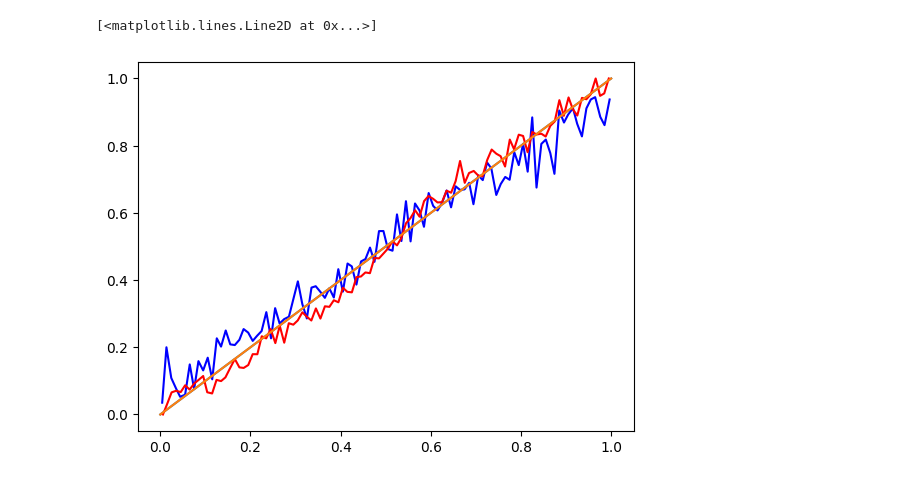
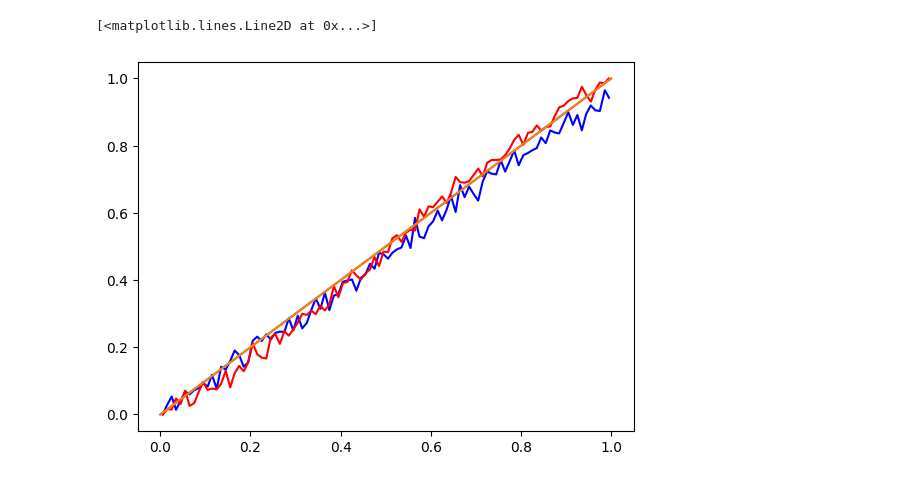
Before and after one commit to wuhw234/tennis-ml, a Jupyter notebook: neural_network/NeuralNetwork.ipynb, the cells around one changed output. Drawn from its saved outputs; the diff is of its cells as text; code cells hidden in the pictures.

```diff
--- a/neural_network/NeuralNetwork.ipynb
+++ b/neural_network/NeuralNetwork.ipynb
@@ -194,11 +237,27 @@ INFO:tensorflow:Assets written to: test0\assets
 # %%
-dataframe = pd.read_csv('../data/matches.csv')[7389:43163]
-validation = pd.read_csv('../data/matches.csv')[43163:59482]
+dataframe = pd.read_csv('../data/matches.csv')[7389:51327]
+validation = pd.read_csv('../data/matches.csv')[51327:]
+validation_2017 = pd.read_csv('../data/matches.csv')[51327:59482]
+validation_2018 = pd.read_csv('../data/matches.csv')[59482:68158]
+validation_2019 = pd.read_csv('../data/matches.csv')[68158:76425]
+
+
 data_model, features_dict, labels = get_model(dataframe, hidden_layer, learning_rate, dropout)
 _, val_features_dict, val_labels = get_model(validation, hidden_layer, learning_rate, dropout)
+_, val_features_dict_2017, val_labels_2017 = get_model(validation_2017, hidden_layer, learning_rate, dropout)
+_, val_features_dict_2018, val_labels_2018 = get_model(validation_2018, hidden_layer, learning_rate, dropout)
+_, val_features_dict_2019, val_labels_2019 = get_model(validation_2019, hidden_layer, learning_rate, dropout)
 
-reloaded = tf.keras.models.load_model('test0')
+reloaded = tf.keras.models.load_model('hidden1200lr0.0005dropout0.45trial1')
+print('validation_overall')
 results = reloaded.evaluate(val_features_dict, val_labels)
+print('validation_2017')
+results = reloaded.evaluate(val_features_dict_2017, val_labels_2017)
+print('validation_2018')
+results = reloaded.evaluate(val_features_dict_2018, val_labels_2018)
+print('validation_2019')
+results = reloaded.evaluate(val_features_dict_2019, val_labels_2019)
+print('training')
 results = reloaded.evaluate(features_dict, labels)
 
 val_predictions = reloaded.predict(val_features_dict)
@@ -217,20 +276,4 @@ plt.plot([0, 1], [0, 1])
 x, y = calibration_curve(labels_list, predictions, n_bins = 100)
 plt.plot(y, x, 'r')
 plt.plot([0, 1], [0, 1])
-
-
-#_____________________________________________________________
-# validation = pd.read_csv('../data/matches.csv')[85000:]
-# _, val_features_dict, val_labels = get_model(validation)
-
-
-# data_model.load_weights('asdf/metrics')
-# results = data_model.evaluate(val_features_dict, val_labels)
-# predictions = data_model.predict(val_features_dict)
-# labels_list = val_labels.tolist()
-# print(len(val_features_dict), len(labels_list))
-# print(val_features_dict)
-
-# for i in range(0, len(predictions)):
-#     print('Prediction:', predictions[i], 'Result:', labels_list[i])
 # %% [output]
@@ -241,2 +292,2 @@ plt.plot([0, 1], [0, 1])
 [<matplotlib.lines.Line2D at 0x...>]
-[figure, old version]
+[figure, new version]
```
Also changed, not shown: parts of 2 cells of this notebook, 28 other files.
